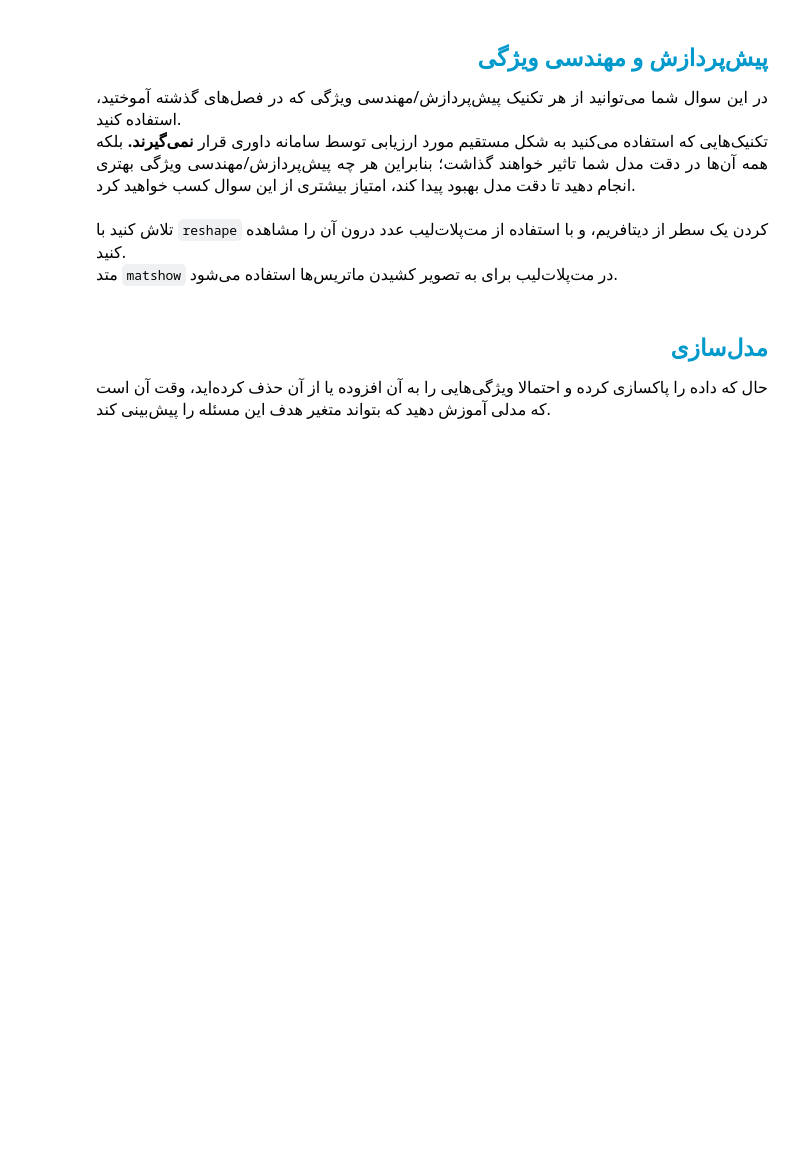
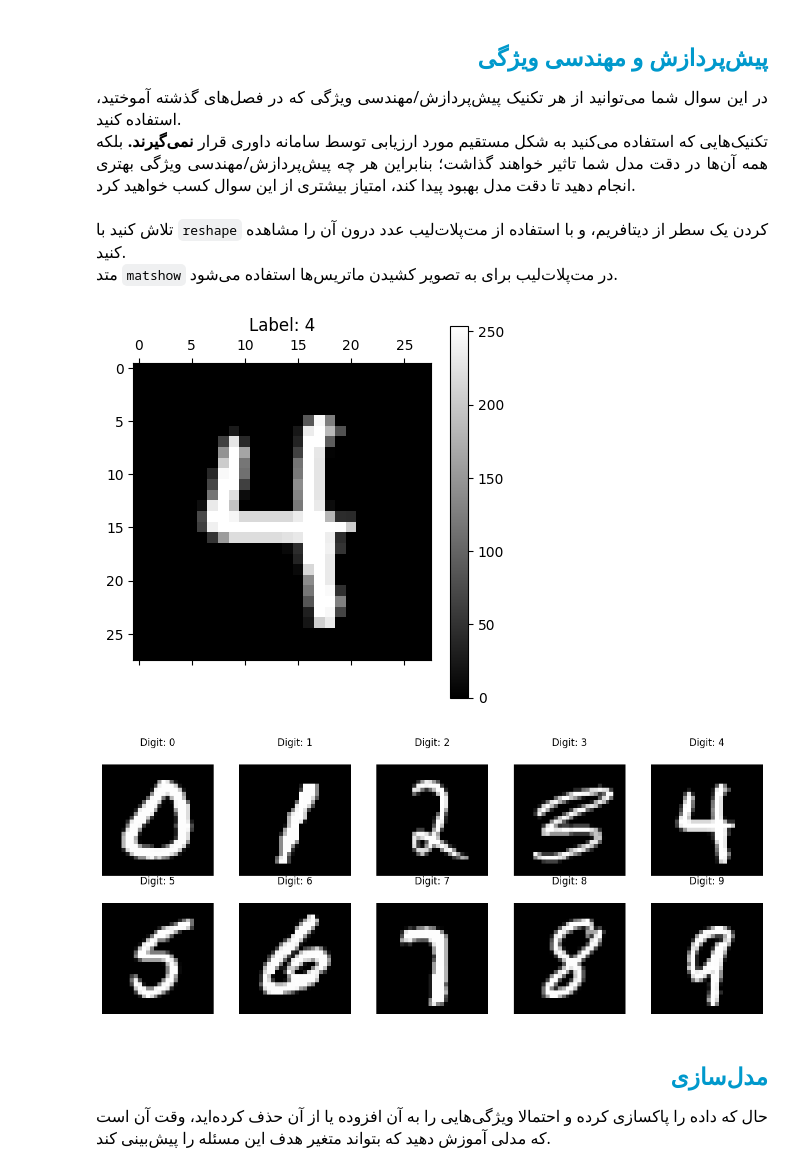
Before and after one commit to AliFazelniya/Quera-Machine-Learning-Jump, a Jupyter notebook: 7. Neural Network/Practice 2/mnist/notebooks/mnist.ipynb, the cells around one changed output. Drawn from its saved outputs; the diff is of its cells as text; code cells hidden in the pictures; blank space fills up the shorter version.

```diff
--- a/7. Neural Network/Practice 2/mnist/notebooks/mnist.ipynb
+++ b/7. Neural Network/Practice 2/mnist/notebooks/mnist.ipynb
@@ -106,5 +127,28 @@ train_data
 </font>
 </p>
 # %%
-# plot a picture based on some row in `train_data`
+
+sample_row = train_data.iloc[0]
+label = sample_row['label']
+pixels = sample_row.drop('label').values.reshape(28, 28)
+
+plt.matshow(pixels, cmap='gray')
+plt.title(f'Label: {label}')
+plt.colorbar()
+plt.show()
+
+# Show a few samples from each class
+fig, axes = plt.subplots(2, 5, figsize=(12, 5))
+for digit in range(10):
+    row = train_data[train_data['label'] == digit].iloc[0]
+    pixels = row.drop('label').values.reshape(28, 28)
+    ax = axes[digit // 5][digit % 5]
+    ax.matshow(pixels, cmap='gray')
+    ax.set_title(f'Digit: {digit}')
+    ax.axis('off')
+plt.tight_layout()
+plt.show()
+# %% [output]
+[figure, added]
+[figure, added]
 # %%
```
Also changed, not shown: parts of 8 cells of this notebook, 27 other files.
